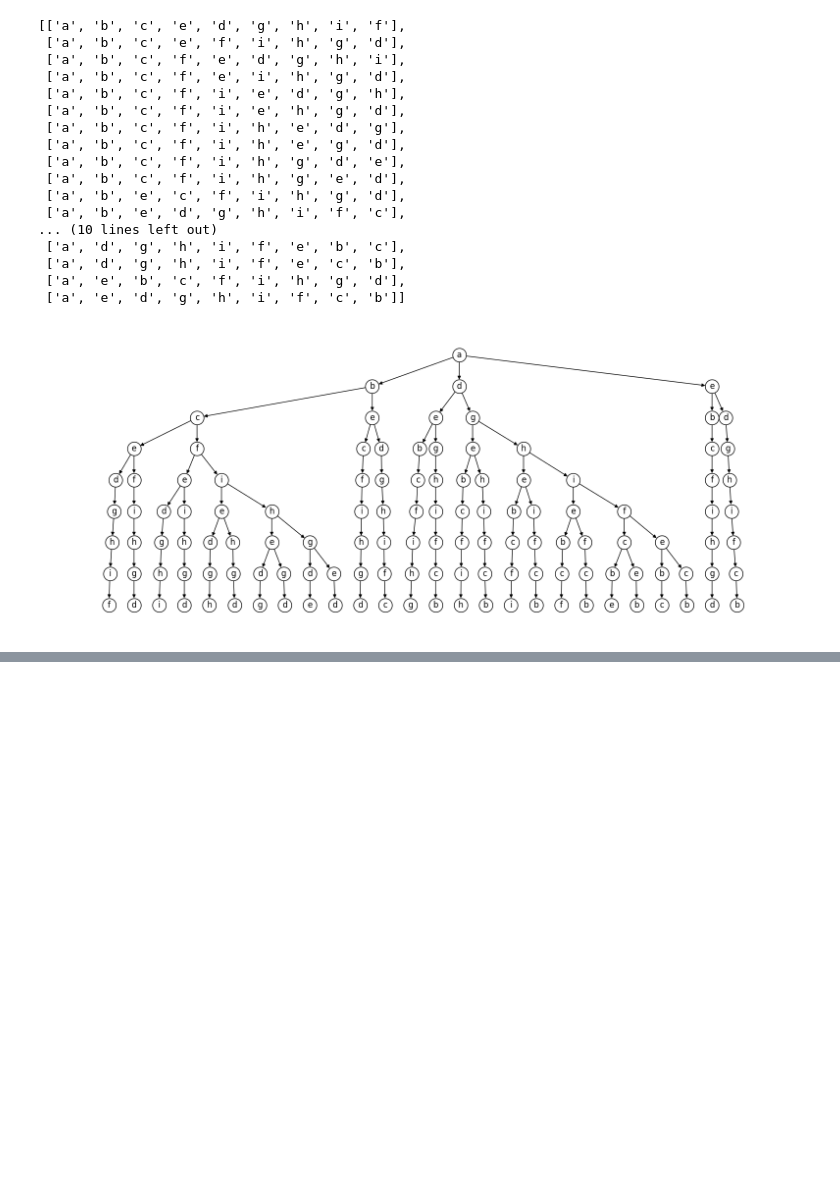
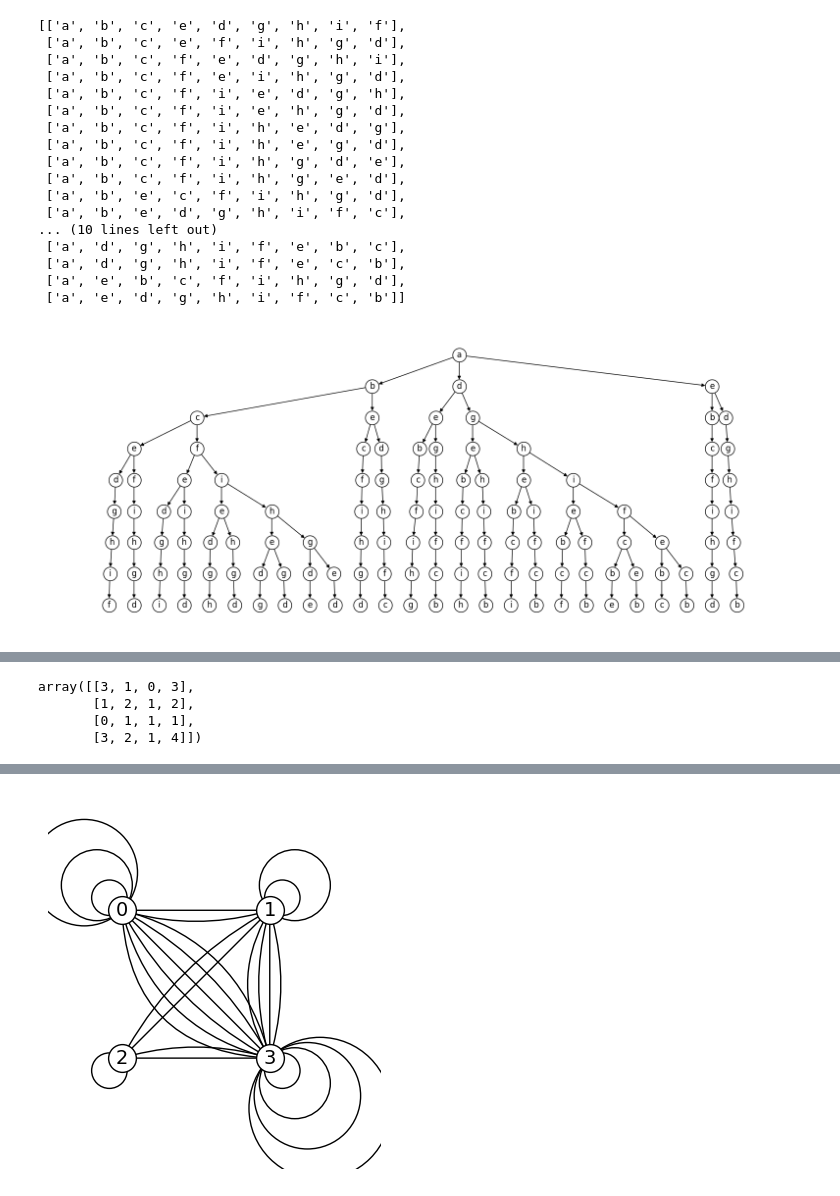
Before and after one commit to LugoBlogger/SI-251-4009-discrete-mathematics-2, a Jupyter notebook: programs/graphs.ipynb, the cells around one changed output, grey strips where cells are left out. Saved outputs shown, nothing was run; the diff lists cells and outputs as text; code cells hidden in the pictures; blank space fills up the shorter version.

Commit message:
update figures and week-04-counting-3.md

```diff
--- a/programs/graphs.ipynb
+++ b/programs/graphs.ipynb
@@ -403,0 +411,78 @@ plt.show(fig)
+# %%
+B_G = np.array([ [1, 0, 0, 1], [0, 0, 1, 1], [0, 1, 0, 0], [1, 1, 0, 1] ])
+P_G = np.array([ [0, 1, 1, 0], [1, 1, 0, 0], [1, 0, 1, 1], [0, 0, 1, 0] ])
+
+# C_G = np.array([ [1, 0, 1, 1], [0, 1, 0, 0], [1, 0, 0, 0], [1, 0, 0, 1] ])
+C_G = np.array([ [2, 0, 0, 1], [0, 1, 1, 1], [0, 1, 1, 0], [1, 1, 0, 2] ])
+
+Q_G = np.array([ [0, 0, 1, 0], [0, 1, 0, 1], [1, 0, 1, 1], [0, 1, 1, 0] ])
+
+out_mat_G = B_G.dot(C_G)
+# out_mat_G = B_G.dot(B_G)
+# out_mat_G = P_G.dot(Q_G)
+out_mat_G
+# %% [output]
+array([[3, 1, 0, 3],
+       [1, 2, 1, 2],
+       [0, 1, 1, 1],
+       [3, 2, 1, 4]])
+# %%
+fig, ax = plt.subplots()
+
+out_G = nx.MultiGraph()
+
+for i in range(len(out_mat_G)):
+  for j in range(len(out_mat_G[0])):
+    for k in range(out_mat_G[i, j]):
+      out_G.add_edge(i, j)
+
+pos = {0: [0, 1], 1: [1, 1], 2: [0, 0], 3: [1, 0]}
+nx.draw_networkx_nodes(out_G, pos, ax=ax, node_size=400, node_color="w",
+                        edgecolors="k")
+nx.draw_networkx_labels(out_G, pos, ax=ax, font_size=14)
+
+self_loops = [e for e in out_G.edges(keys=True) if e[0] == e[1]]
+other_edges = [e for e in out_G.edges(keys=True) if e[0] != e[1]]
+
+# print(other_edges)
+# -- draw non-self loops
+if other_edges:
+  num_of_edges = {}
+  for edge in other_edges:
+    if f"{edge[0]}-{edge[1]}" in num_of_edges:
+      num_of_edges[f"{edge[0]}-{edge[1]}"] += 1
+    else:
+      num_of_edges[f"{edge[0]}-{edge[1]}"] = 0
+  # print(num_of_edges)
+
+  for idx, edge in enumerate(other_edges):
+    idx = edge[2] - int(num_of_edges[f"{edge[0]}-{edge[1]}"]/2)
+    # print(edge, num_of_edges[f"{edge[0]}-{edge[1]}"], idx)
+    nx.draw_networkx_edges(out_G, pos, edgelist=[edge], arrows=True,
+                            connectionstyle=f"arc3,rad={0.15*idx}", ax=ax)
+
+# -- draw self loops
+print(self_loops)
+node_sign = [(-1, 1), (1, 1), (-1, -1), (1, -1)]
+if self_loops:
+  for idx, edge in enumerate(self_loops):
+    print(edge)
+    rad = 0.12*(1+edge[2])
+    xy = pos[edge[0]]
+    xshift = np.cos(np.pi/4)*rad
+    yshift = np.sin(np.pi/4)*rad
+    sign = node_sign[edge[0]]
+    loop = mpatches.Circle((xy[0]+sign[0]*xshift,
+                            xy[1]+sign[1]*yshift),
+                            radius=rad, facecolor="None",
+      edgecolor="k")
+    ax.add_patch(loop)
+
+
+ax.axis("off")
+ax.set_aspect("equal")
+ax.set_xlim([-0.5, 1.75])
+ax.set_ylim([-0.75, 1.75])
+ax.set_clip_on(False)
+plt.show(fig)
+# %% [output]
@@ -403,0 +500 @@ plt.show(fig)
+[figure, added]
```
Also changed, not shown: parts of 3 cells of this notebook, 3 other files.
